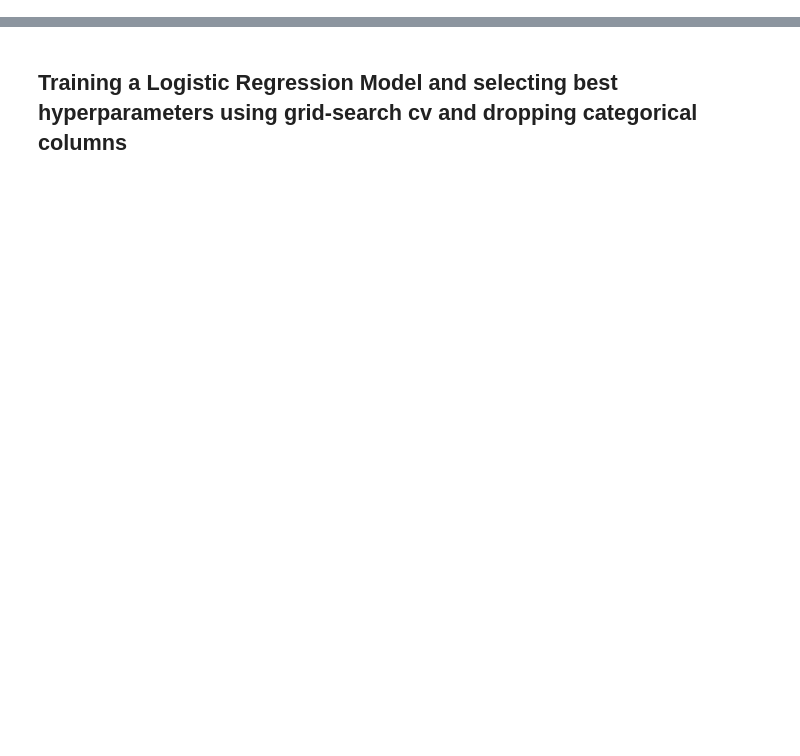
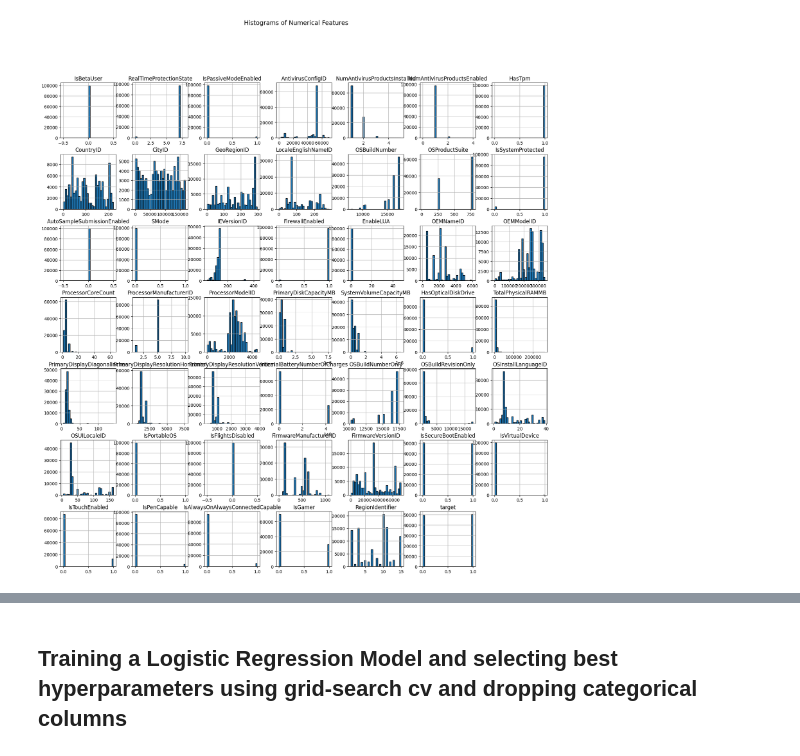
Before and after one commit to RiteeshTM/System-Threat-Forecaster-project, a Jupyter notebook: main.ipynb, the cells around one changed output, grey strips where cells are left out. Saved outputs shown, nothing was run; the diff lists cells and outputs as text; code cells hidden in the pictures; blank space fills up the shorter version.

```diff
--- a/main.ipynb
+++ b/main.ipynb
@@ -0,0 +20,12 @@
+# %%
+import matplotlib.pyplot as plt
+import seaborn as sns
+## selecting numerical features for plotting
+numerical_features = df.select_dtypes(include=['int64', 'float64']).columns
+# %%
+# Histogram of numerical features
+df[numerical_features].hist(figsize=(20, 20), bins=30, edgecolor='black')
+plt.suptitle("Histograms of Numerical Features", fontsize=14)
+plt.show()
+# %% [output]
+[figure, added]
```
Also changed, not shown: parts of 77 cells of this notebook, 1 other file.
